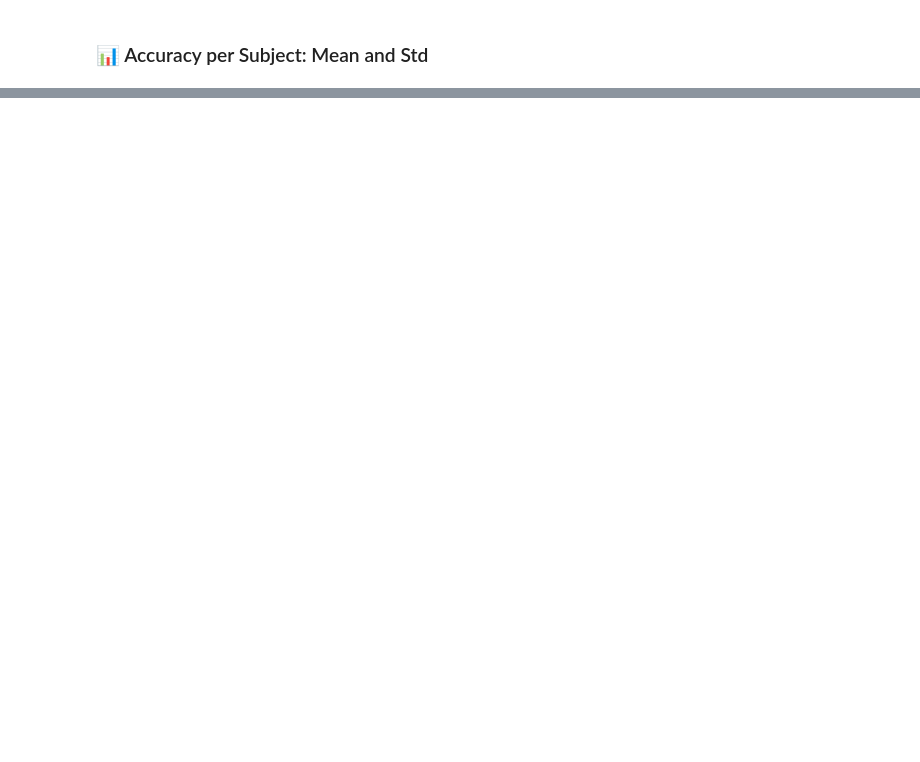
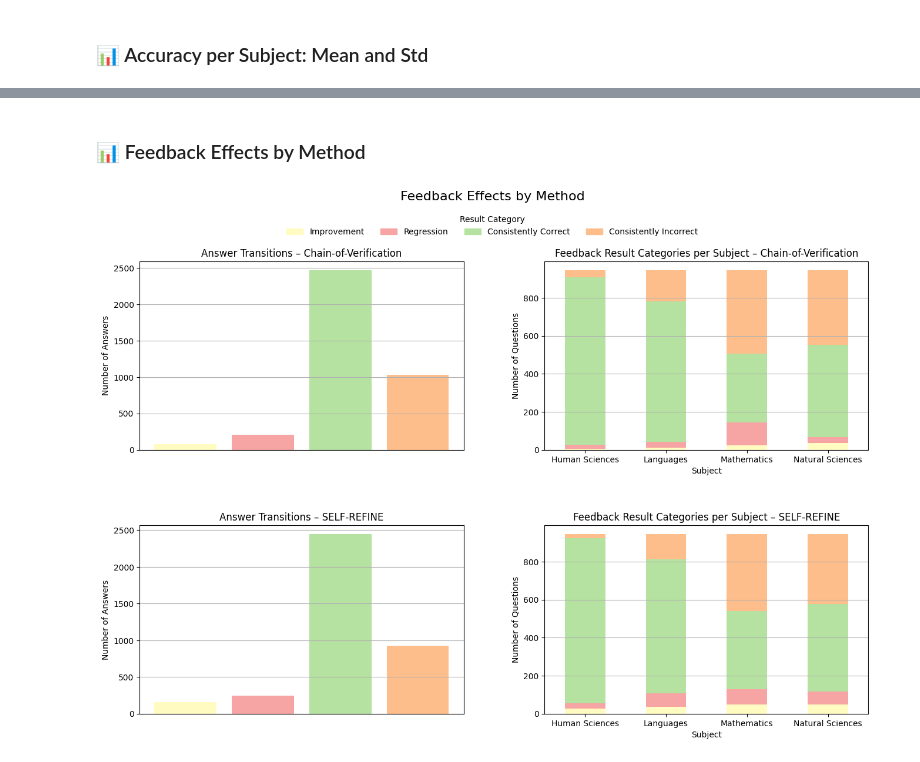
Before and after one commit to rafaelasantana/bachelor-thesis, a Jupyter notebook: Notebooks/CompareMethods.ipynb, the cells around one changed output, grey strips where cells are left out. Saved outputs shown, nothing was run; the diff lists cells and outputs as text; code cells hidden in the pictures; blank space fills up the shorter version.

```diff
--- a/Notebooks/CompareMethods.ipynb
+++ b/Notebooks/CompareMethods.ipynb
@@ -272,0 +351,40 @@ plt.show()
+# %%
+cove_runs = cove_all['run'].nunique()
+selfrefine_runs = selfrefine_all['run'].nunique()
+
+cove_all_classified = prepare_data(cove_all, f"Chain-of-Verification ({cove_runs} runs)")
+selfrefine_all_classified = prepare_data(selfrefine_all, f"SELF-REFINE ({selfrefine_runs} runs)")
+# %% [markdown]
+### 📊 Feedback Effects by Method
+# %%
+import pandas as pd
+import matplotlib.pyplot as plt
+import seaborn as sns
+
+# --- Create 2x2 plot layout ---
+fig, axs = plt.subplots(nrows=2, ncols=2, figsize=(16, 10))
+
+plot_method_row(cove_all_classified, "Chain-of-Verification", axs[0])
+plot_method_row(selfrefine_all_classified, "SELF-REFINE", axs[1])
+
+# --- Shared legend ---
+# Create manual legend to ensure correct colors
+from matplotlib.patches import Patch
+legend_handles = [
+    Patch(color=custom_colors[k], label=k)
+    for k in ['Improvement', 'Regression', 'Consistently Correct', 'Consistently Incorrect']
+]
+fig.legend(
+    handles=legend_handles,
+    title="Result Category",
+    loc='upper center',
+    bbox_to_anchor=(0.5, 0.97),
+    ncol=4,
+    frameon=False
+)
+
+fig.suptitle("Feedback Effects by Method", fontsize=16, y=1)
+plt.subplots_adjust(top=0.88, hspace=0.4, wspace=0.25)
+plt.show()
+# %% [output]
+[figure, added]
```
Also changed, not shown: parts of 28 cells of this notebook, 37 other files.
